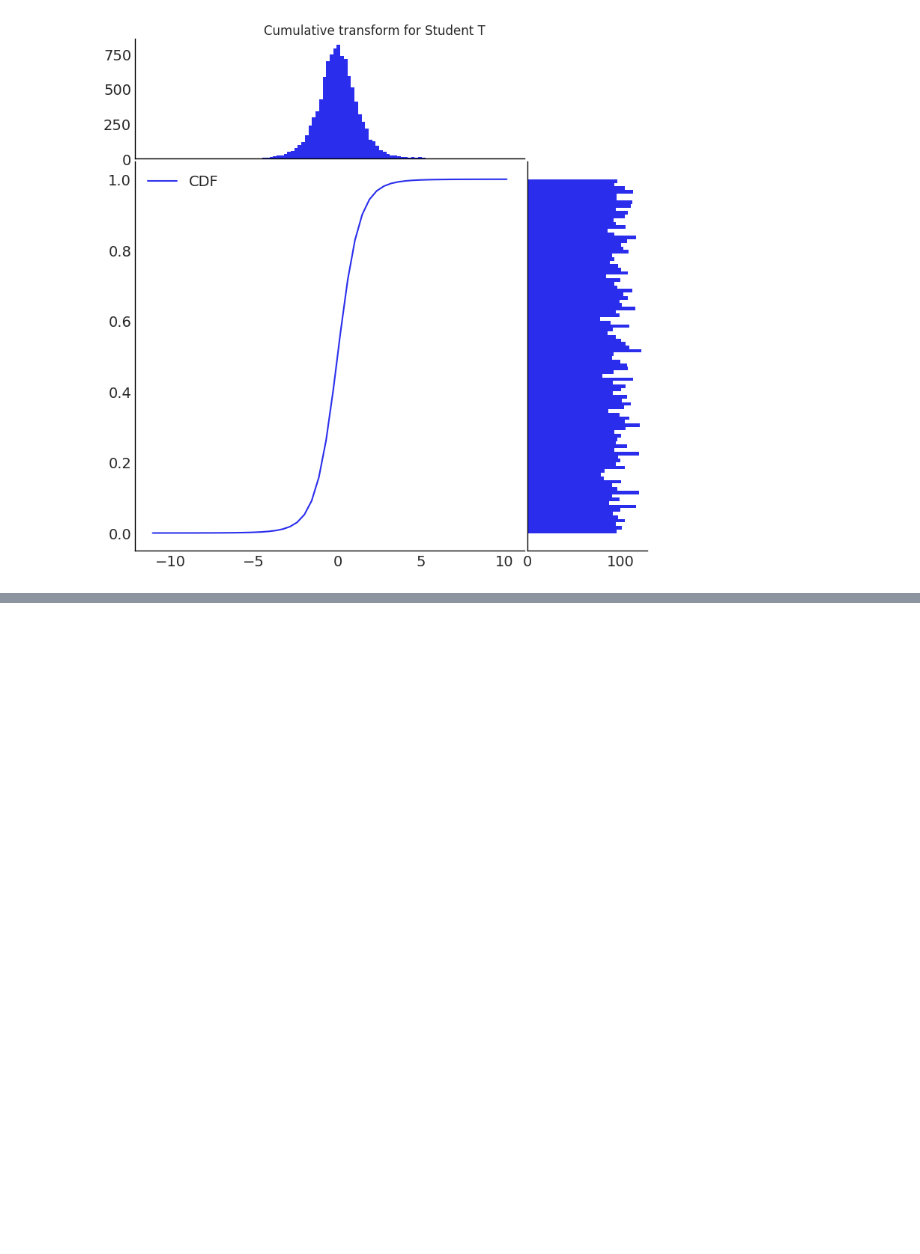
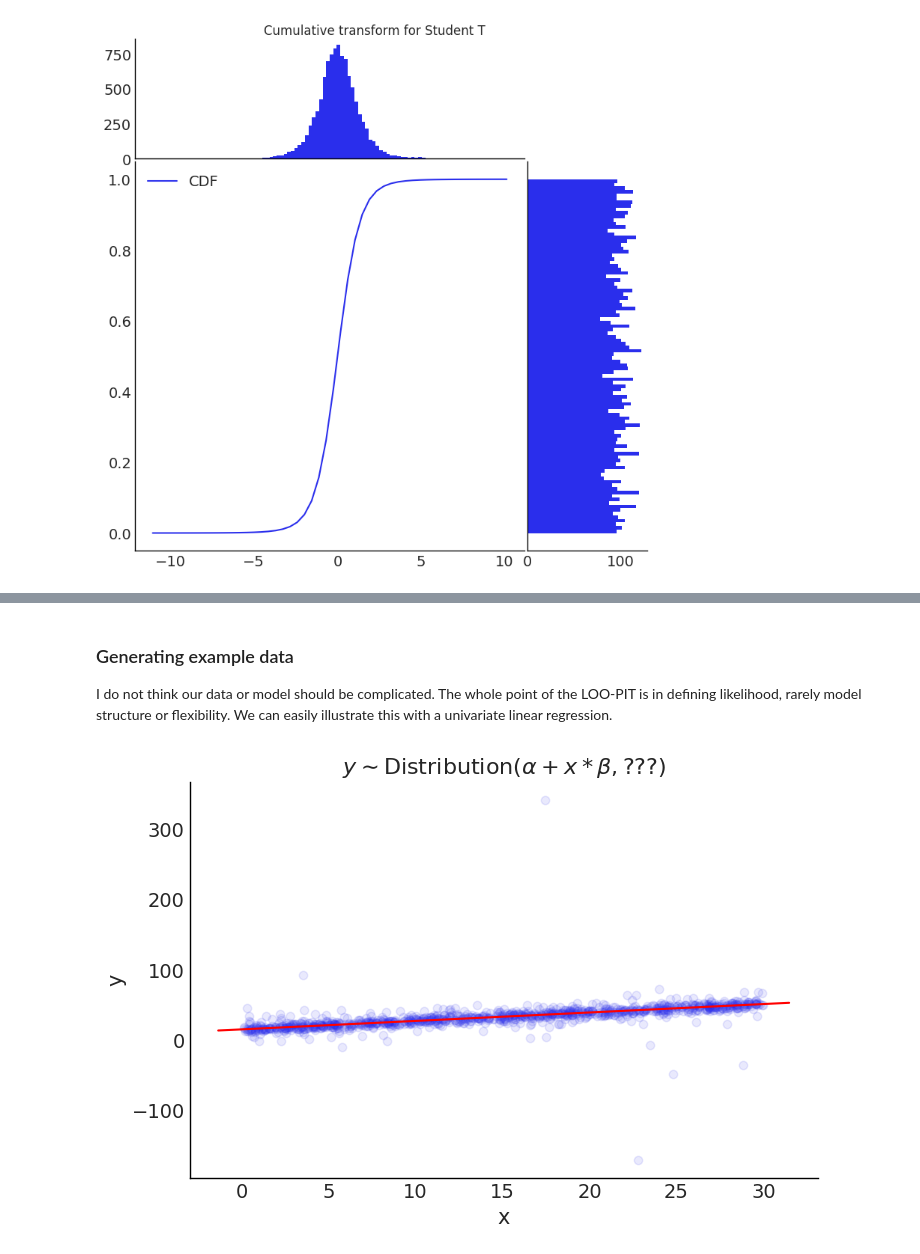
Before and after one commit to ferrine/old-ferrine.github.io, a Jupyter notebook: content/bayes/interpreting_loo_pit.ipynb, the cells around one changed output, grey strips where cells are left out. Saved outputs shown, nothing was run; the diff lists cells and outputs as text; code cells hidden in the pictures; blank space fills up the shorter version.

```diff
--- a/content/bayes/interpreting_loo_pit.ipynb
+++ b/content/bayes/interpreting_loo_pit.ipynb
@@ -75,0 +103,21 @@ If the likelihood is well specified, we'll see a uniform distribution of i-CDF v
+# %% [markdown]
+### Generating example data
+I do not think our data or model should be complicated.
+The whole point of the LOO-PIT is in defining likelihood, rarely model structure or flexibility. We can easily illustrate this with a univariate linear regression.
+# %%
+true_beta = 1.2
+true_intercept = 15
+true_nu = 2
+true_sigma = 3
+# %%
+np.random.seed(42)
+x = scipy.stats.uniform.rvs(0, 30, size=1000)
+y = scipy.stats.t.rvs(true_nu, true_intercept + x * true_beta, true_sigma)
+# %%
+plt.scatter(x, y, alpha=0.1);
+plt.plot(np.linspace(*plt.xlim()), true_intercept + np.linspace(*plt.xlim()) * true_beta, color="r")
+plt.title(r"$ y \sim \operatorname{Distribution}(\alpha + x * \beta, ???)$");
+plt.xlabel("x")
+plt.ylabel("y");
+# %% [output]
+[figure, added]
```
Also changed, not shown: parts of 57 cells of this notebook, 2 other files.
